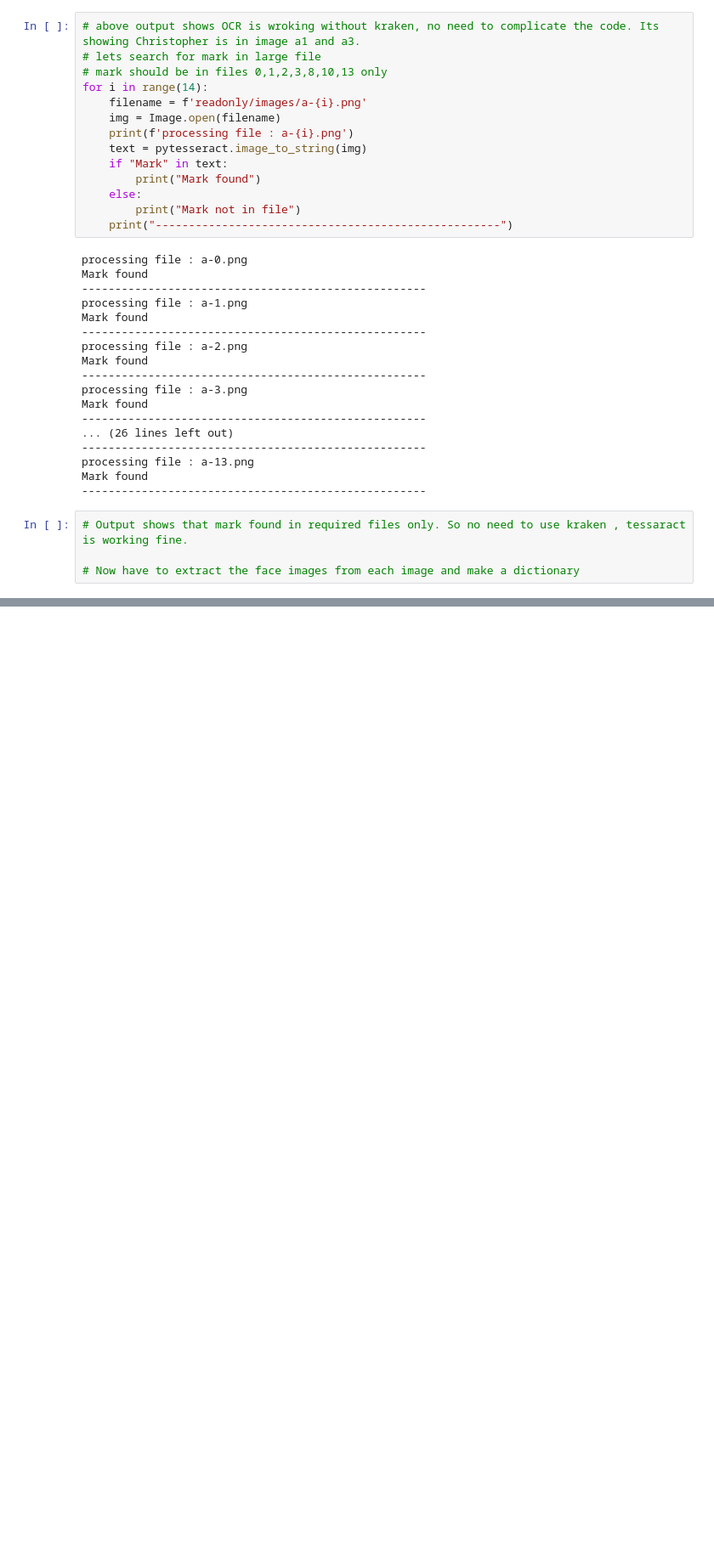
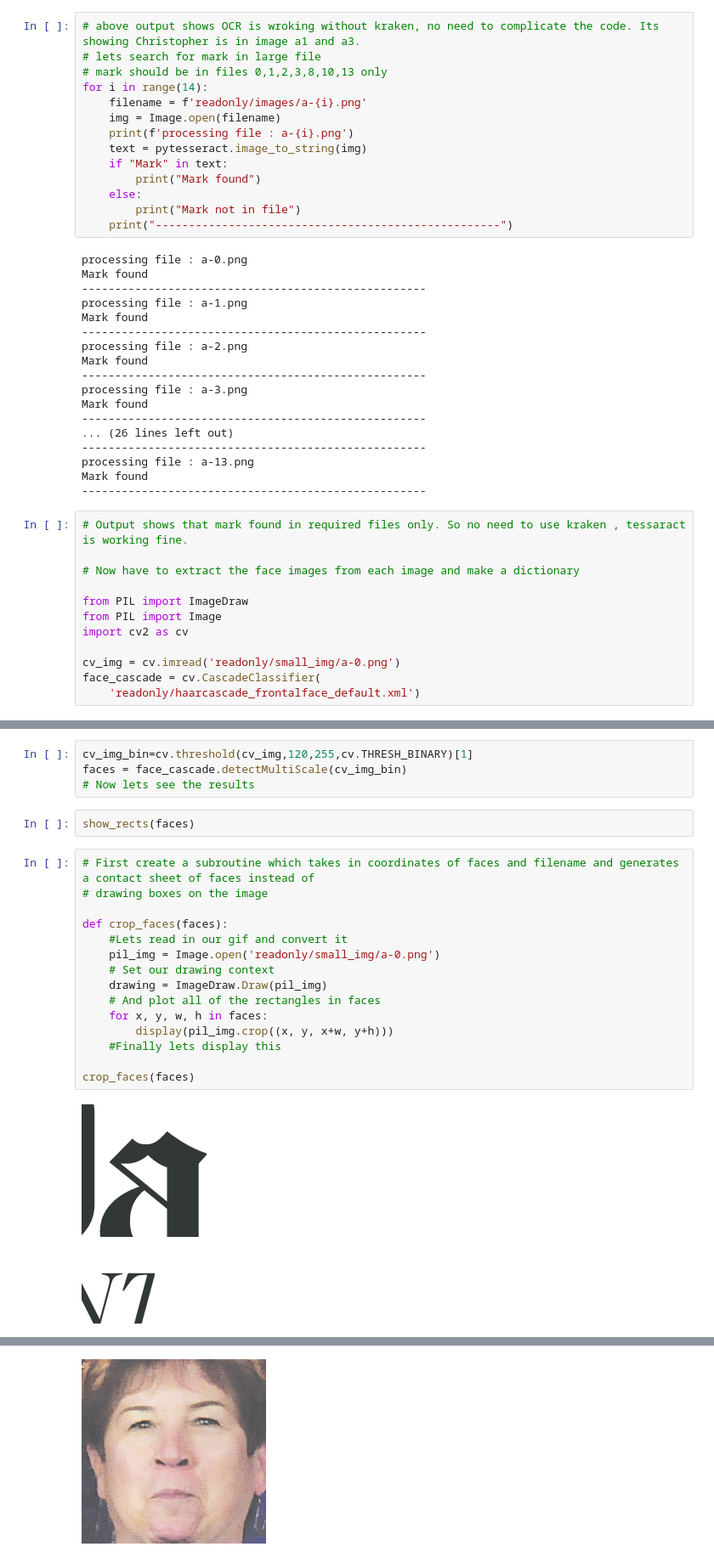
Before and after one commit to DietzscheNostoevsky/Learning-Python, a Jupyter notebook: UoM_Specializations/P3_C5_Python Projectpillow tesseract and opencv/final_project/project_testing.ipynb, the cells around one changed output, grey strips where cells are left out. Shown: that part at 85% size. Saved outputs shown, nothing was run; the diff lists cells and outputs as text; blank space fills up the shorter version.

```diff
--- a/UoM_Specializations/P3_C5_Python Projectpillow tesseract and opencv/final_project/project_testing.ipynb
+++ b/UoM_Specializations/P3_C5_Python Projectpillow tesseract and opencv/final_project/project_testing.ipynb
@@ -65,3 +65,11 @@ Mark found
 # Output shows that mark found in required files only. So no need to use kraken , tessaract is working fine.
 
 # Now have to extract the face images from each image and make a dictionary
+
+from PIL import ImageDraw
+from PIL import Image
+import cv2 as cv
+
+cv_img = cv.imread('readonly/small_img/a-0.png')
+face_cascade = cv.CascadeClassifier(
+    'readonly/haarcascade_frontalface_default.xml')
@@ -67,0 +87,24 @@ Mark found
+# %%
+cv_img_bin=cv.threshold(cv_img,120,255,cv.THRESH_BINARY)[1]
+faces = face_cascade.detectMultiScale(cv_img_bin)
+# Now lets see the results
+# %%
+show_rects(faces)
+# %%
+# First create a subroutine which takes in coordinates of faces and filename and generates a contact sheet of faces instead of
+# drawing boxes on the image
+
+def crop_faces(faces):
+    #Lets read in our gif and convert it
+    pil_img = Image.open('readonly/small_img/a-0.png')
+    # Set our drawing context
+    drawing = ImageDraw.Draw(pil_img)
+    # And plot all of the rectangles in faces
+    for x, y, w, h in faces:
+        display(pil_img.crop((x, y, x+w, y+h)))
+    #Finally lets display this
+
+crop_faces(faces)
+# %% [output]
+[figure, added]
+[figure, added]
@@ -67,0 +114 @@ Mark found
+[figure, added]
```
Also changed, not shown: parts of 2 cells of this notebook, 1 other file.
